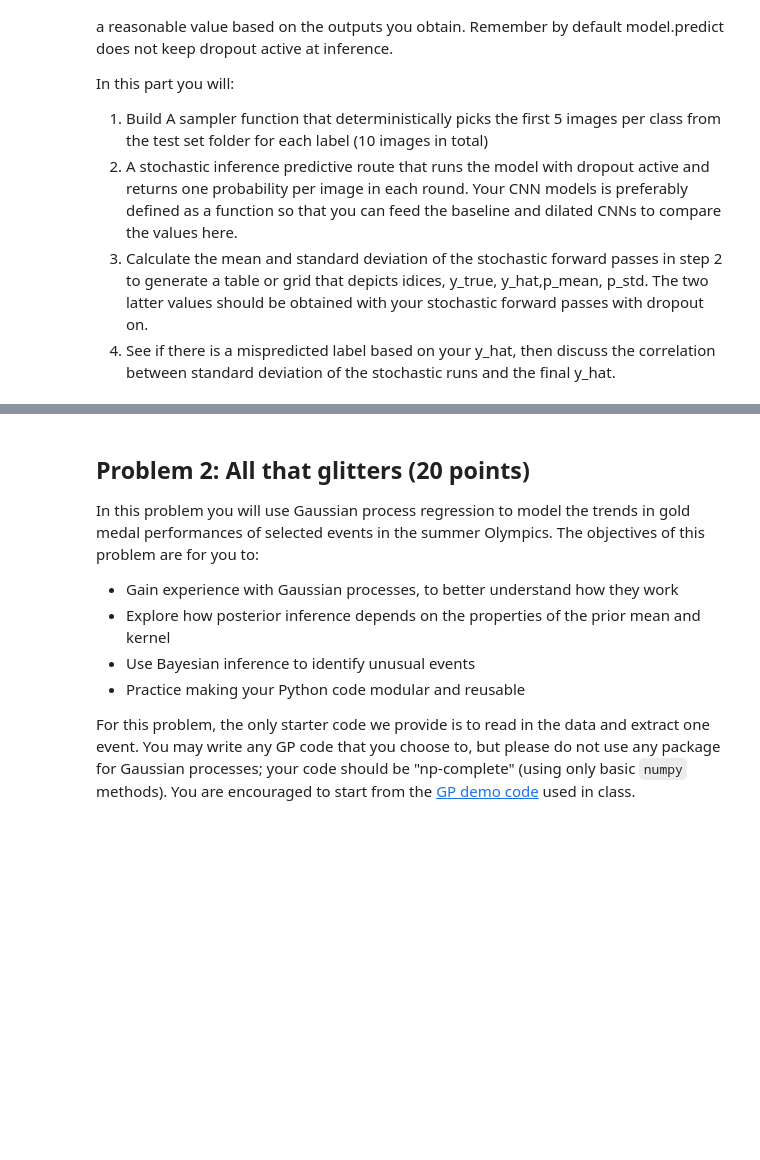
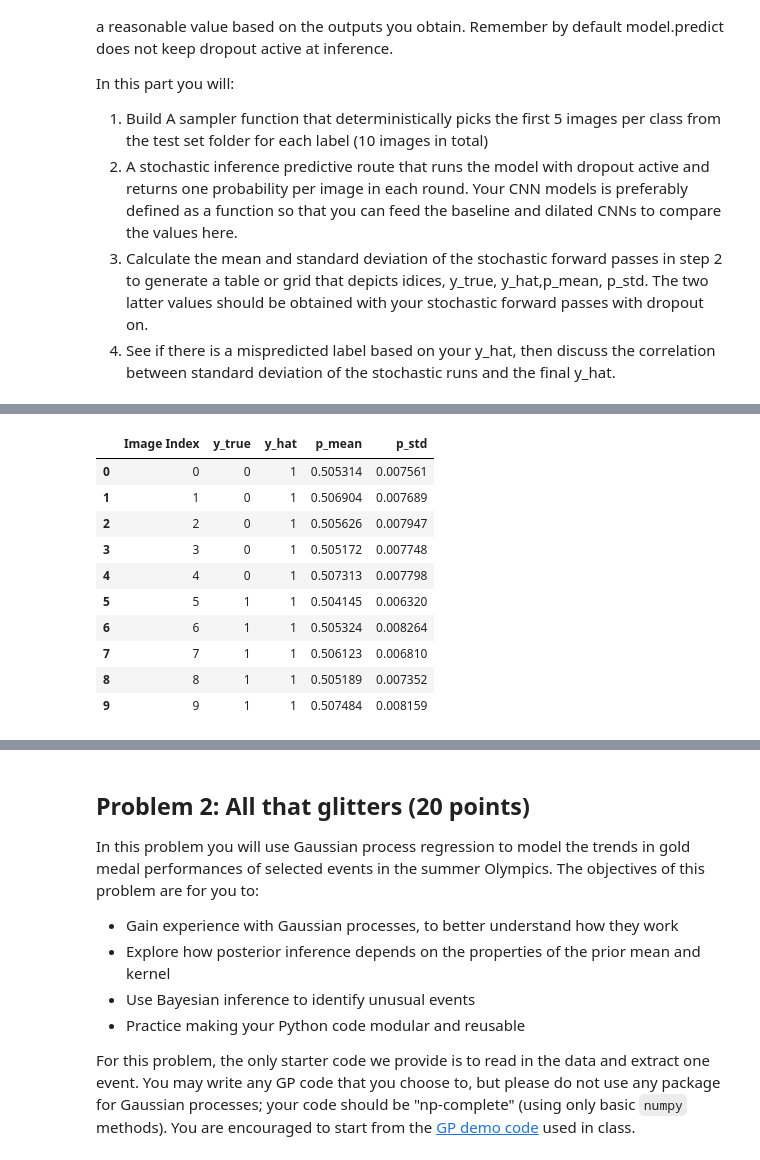
Before and after one commit to yxyang0820/SDS365_Assignments, a Jupyter notebook: assignments/assn2/assn2.ipynb, the cells around one changed output, grey strips where cells are left out. Drawn from its saved outputs; the diff is of its cells as text; code cells hidden in the pictures; blank space fills up the shorter version.

```diff
--- a/assignments/assn2/assn2.ipynb
+++ b/assignments/assn2/assn2.ipynb
@@ -808,0 +822,15 @@ In this part you will:
+# %%
+# 2. Implement a stochastic inference predictive route
+def predict_stochastic(model, dataset, num_passes=100):
+    """Runs stochastic forward passes with dropout active and returns predictions."""
+    all_predictions = []
+    for _ in range(num_passes):
+        predictions = model.predict(dataset, verbose=0)
+        all_predictions.append(predictions)
+    return np.array(all_predictions) # Shape: (num_passes, num_samples, 1)
+
+NUM_MC_PASSES = 100
+mc_predictions = predict_stochastic(model_dilated, ds_mc_test, num_passes=NUM_MC_PASSES)
+
+# Shape of mc_predictions should be (NUM_MC_PASSES, num_sampled_images, 1)
+print(f"Shape of MC predictions: {mc_predictions.shape}")
@@ -808,0 +839,70 @@ In this part you will:
+# %%
+import pandas as pd
+
+# 3. Calculate mean and standard deviation of stochastic forward passes and display results
+# The shape of mc_predictions is expected to be (num_passes, num_samples, 1).
+# Reshape to (num_passes, num_samples) to work with mean and std calculations.
+mc_predictions = mc_predictions.reshape(mc_predictions.shape[0], mc_predictions.shape[1])
+
+p_mean = np.mean(mc_predictions, axis=0)
+p_std = np.std(mc_predictions, axis=0)
+
+# Get the ground truth labels for the sampled images
+y_true = mc_test_labels
+
+# Calculate the deterministic prediction (using mean of MC predictions >= 0.5)
+# This is an estimate of y_hat from a single standard pass, but derived from MC mean
+y_hat = (p_mean >= 0.5).astype(int)
+
+# Create a table or grid of results
+results = {
+    'Image Index': np.arange(len(mc_test_paths)),
+    'y_true': y_true,
+    'y_hat': y_hat,
+    'p_mean': p_mean,
+    'p_std': p_std
+}
+
+results_df = pd.DataFrame(results)
+display(results_df)
+
+# 4. Discuss mispredicted labels and correlation between std dev and y_hat
+mispredicted_indices = results_df[results_df['y_true'] != results_df['y_hat']].index.tolist()
+
+print("\nDiscussion:")
+if mispredicted_indices:
+    print(f"Mispredicted images (indices): {mispredicted_indices}")
+    print("For mispredicted images, the 'y_hat' label does not match the 'y_true' label.")
+else:
+    print("No mispredicted images in the sampled subset.")
+
+print("\nCorrelation between standard deviation (p_std) and prediction (y_hat):")
+# Analyze the relationship between p_std and whether the prediction y_hat is confident (close to 0 or 1)
+# Higher p_std indicates higher uncertainty. We expect higher uncertainty for mispredicted or less confident predictions.
+
+# Example analysis: Check p_std for mispredicted vs correctly predicted samples
+if mispredicted_indices:
+    print(f"Average p_std for mispredicted images: {results_df.loc[mispredicted_indices, 'p_std'].mean():.4f}")
+correctly_predicted_indices = results_df[results_df['y_true'] == results_df['y_hat']].index.tolist()
+if correctly_predicted_indices:
+     print(f"Average p_std for correctly predicted images: {results_df.loc[correctly_predicted_indices, 'p_std'].mean():.4f}")
+
+# Another way: Look at p_std values for samples where p_mean is close to 0.5 (less confident)
+less_confident_indices = results_df[(results_df['p_mean'] > 0.4) & (results_df['p_mean'] < 0.6)].index.tolist()
+if less_confident_indices:
+    print(f"\nImages with less confident predictions (p_mean between 0.4 and 0.6): {less_confident_indices}")
+    print(f"Average p_std for less confident predictions: {results_df.loc[less_confident_indices, 'p_std'].mean():.4f}")
+
+print("\nGenerally, a higher standard deviation suggests higher uncertainty in the model's prediction for that image. Hence, we see higher standard deviations for mispredicted images.")
+# %% [output]
+|  | Image Index | y_true | y_hat | p_mean | p_std |
+| 0 | 0 | 0 | 1 | 0.505314 | 0.007561 |
+| 1 | 1 | 0 | 1 | 0.506904 | 0.007689 |
+| 2 | 2 | 0 | 1 | 0.505626 | 0.007947 |
+| 3 | 3 | 0 | 1 | 0.505172 | 0.007748 |
+| 4 | 4 | 0 | 1 | 0.507313 | 0.007798 |
+| 5 | 5 | 1 | 1 | 0.504145 | 0.006320 |
+| 6 | 6 | 1 | 1 | 0.505324 | 0.008264 |
+| 7 | 7 | 1 | 1 | 0.506123 | 0.006810 |
+| 8 | 8 | 1 | 1 | 0.505189 | 0.007352 |
+| 9 | 9 | 1 | 1 | 0.507484 | 0.008159 |
```
Also changed, not shown: parts of 12 cells of this notebook.
